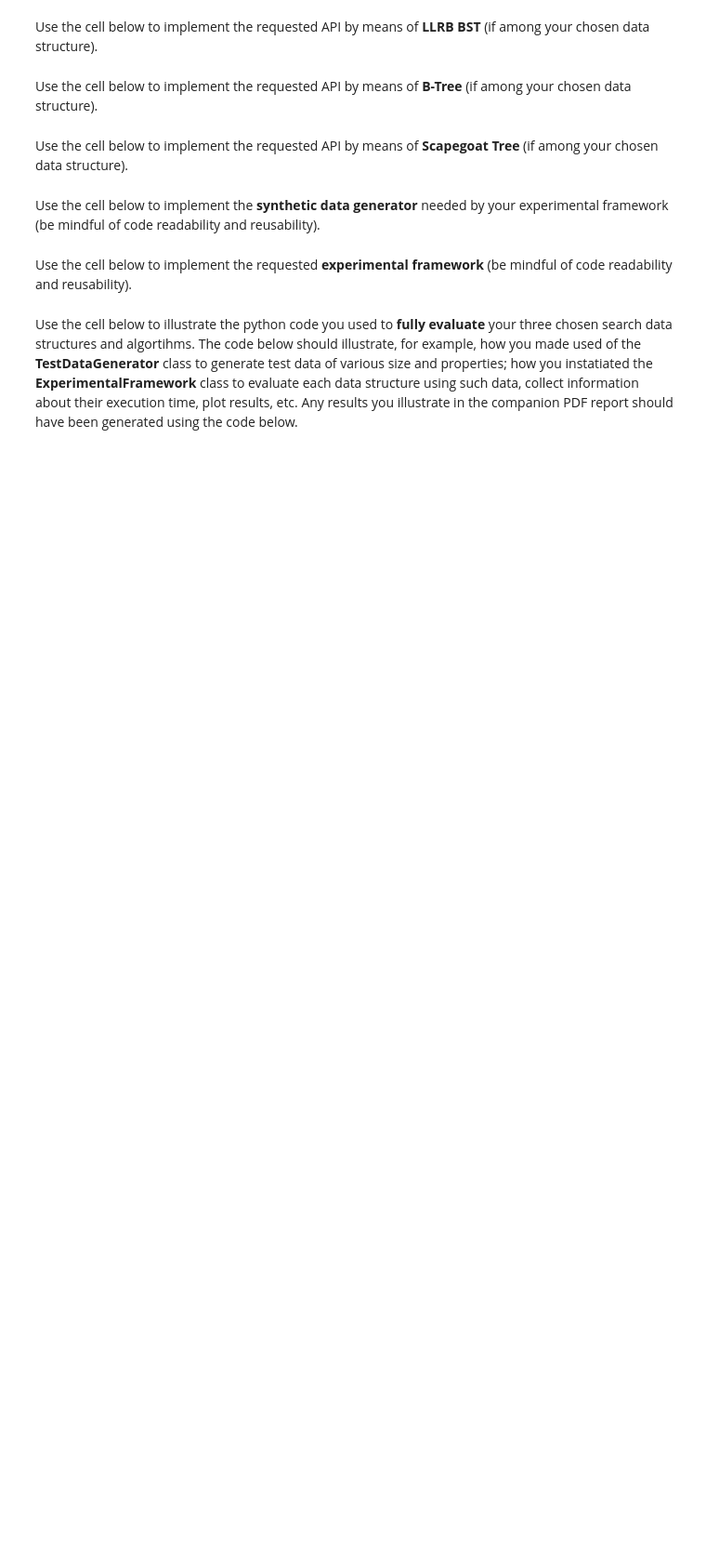
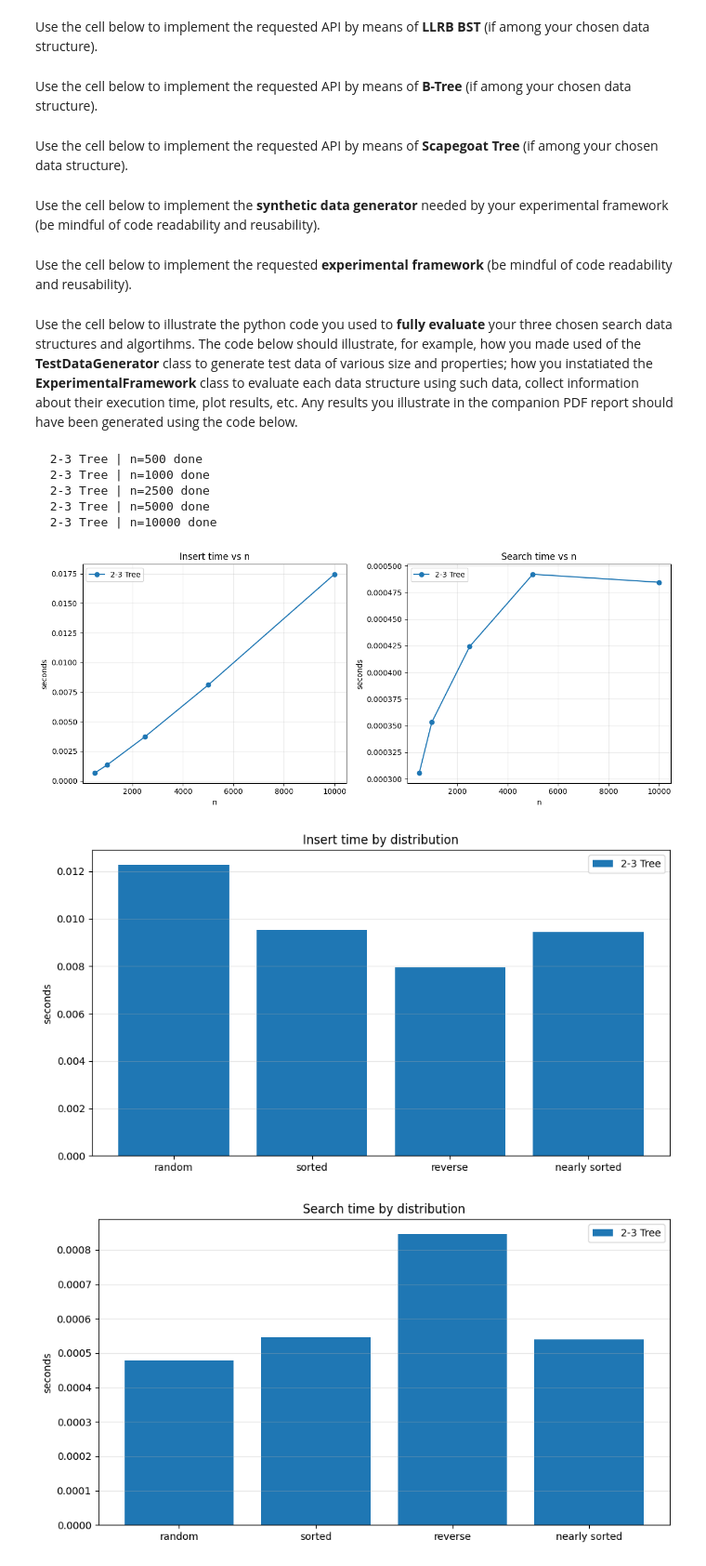
Before and after one commit to alinVladimirescu/Algorithms-Coursework, a Jupyter notebook: group_XXX_COMP0005_code.ipynb, the cells around one changed output. Shown at 93% size. Saved outputs shown, nothing was run; the diff lists cells and outputs as text; code cells hidden in the pictures; blank space fills up the shorter version.

Commit message:
Experimental framework + test data generator

```diff
--- a/group_XXX_COMP0005_code.ipynb
+++ b/group_XXX_COMP0005_code.ipynb
@@ -286,28 +286,2 @@ class TestDataGenerator():
 # %% [markdown]
 Use the cell below to implement the requested **experimental framework** (be mindful of code readability and reusability).
-# %%
-import timeit
-import matplotlib
-
-class ExperimentalFramework():
-    '''
-    A class to represent an experimental framework.
-
-    ...
-
-    Attributes
-    ----------
-
-    [to be defined as part of the coursework]
-
-    Methods
-    -------
-
-    [to be defined as part of the coursework]
-
-    '''
-
-    #ADD YOUR CODE HERE
-
-    def __init__():
-        pass
@@ -317,0 +372,27 @@ Use the cell below to illustrate the python code you used to **fully evaluate**
+# %%
+structures = {
+    "2-3 Tree": TwoThreeTree,
+    # "AVL Tree": AVLTree,
+    # "LLRB BST": LLRBBST,
+}
+
+gen       = TestDataGenerator(seed=42)
+framework = ExperimentalFramework()
+
+# Scalability: how does each structure perform as n grows?
+framework.run(structures, sizes=[500, 1000, 2500, 5000, 10000], gen=gen)
+framework.plot_scalability()
+
+# Distribution: how does insertion order affect performance?
+dist_results = framework.run_by_distribution(structures, n=5000, gen=gen)
+framework.plot_distributions(dist_results, operation="insert")
+framework.plot_distributions(dist_results, operation="search")
+# %% [output]
+  2-3 Tree | n=500 done
+  2-3 Tree | n=1000 done
+  2-3 Tree | n=2500 done
+  2-3 Tree | n=5000 done
+  2-3 Tree | n=10000 done
+[figure, added]
+[figure, added]
+[figure, added]
```
Also changed, not shown: parts of 6 cells of this notebook.
